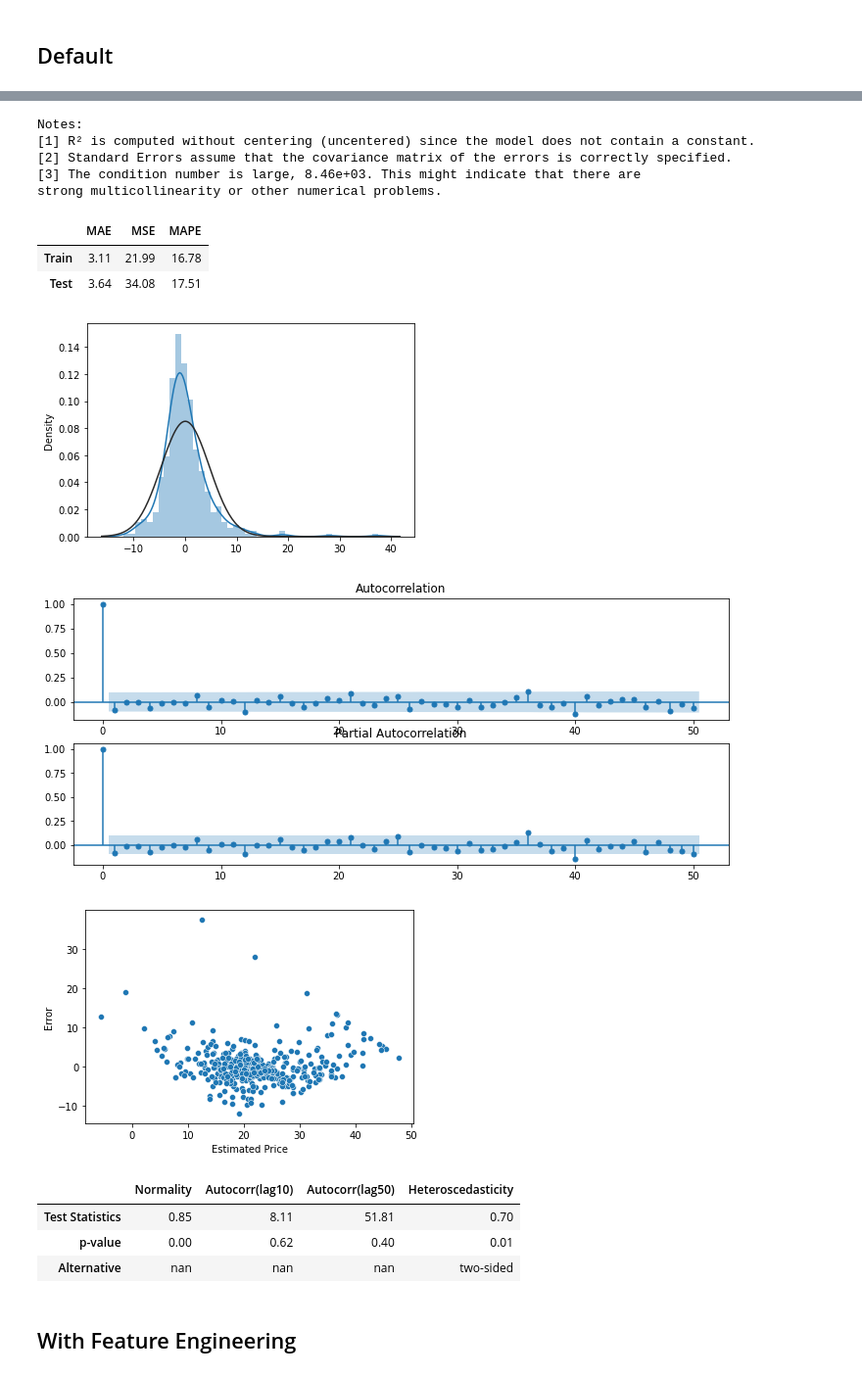
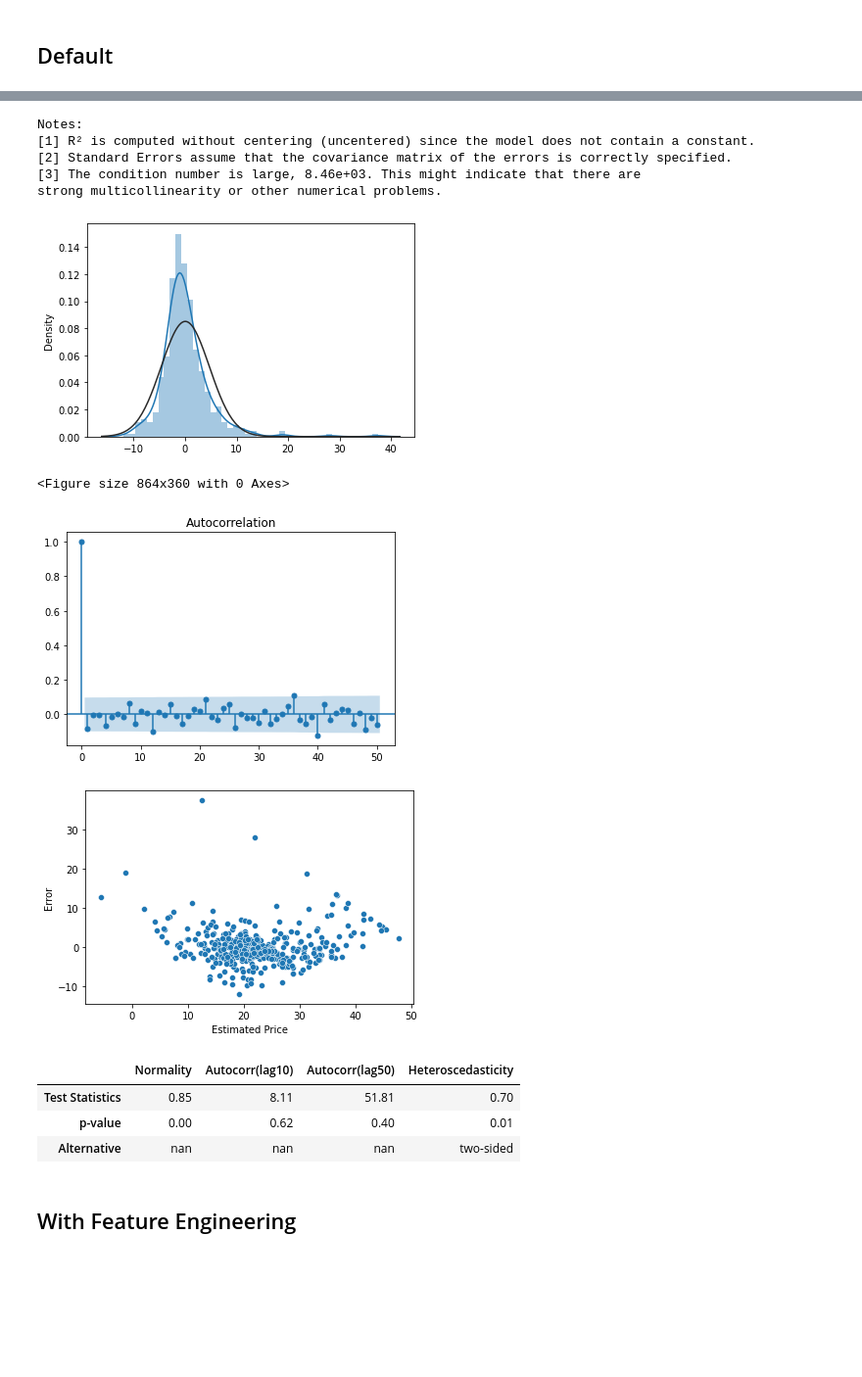
Before and after one commit to cheonbi/BigData-PythonAnalysis, a Jupyter notebook: Practice2-2_DataAnalysis_BaseRegression_KK.ipynb, the cells around one changed output, grey strips where cells are left out. Shown at 98% size. Drawn from its saved outputs; the diff is of its cells as text; code cells hidden in the pictures; blank space fills up the shorter version.

```diff
--- a/Practice2-2_DataAnalysis_BaseRegression_KK.ipynb
+++ b/Practice2-2_DataAnalysis_BaseRegression_KK.ipynb
@@ -1722,18 +1715,18 @@ plt.show()
 ##### Error Analysis(Statistics)
 # Checking of Normality
 # Null Hypothesis: The residuals are normally distributed
-Normality = pd.DataFrame([stats.shapiro(Resid_tr_reg1)],
+Normality = pd.DataFrame([stats.shapiro(Resid_tr)],
                          index=['Normality'], columns=['Test Statistics', 'p-value']).T
 
 # Checking for Autocorrelation
 # Null Hypothesis: Autocorrelation is absent
-Autocorrelation = pd.concat([pd.DataFrame(sm.stats.diagnostic.acorr_ljungbox(Resid_tr_reg1, lags=[10,50])[0], columns=['Test Statistics']),
-                             pd.DataFrame(sm.stats.diagnostic.acorr_ljungbox(Resid_tr_reg1, lags=[10,50])[1], columns=['p-value'])], axis=1).T
+Autocorrelation = pd.concat([pd.DataFrame(sm.stats.diagnostic.acorr_ljungbox(Resid_tr, lags=[10,50])[0], columns=['Test Statistics']),
+                             pd.DataFrame(sm.stats.diagnostic.acorr_ljungbox(Resid_tr, lags=[10,50])[1], columns=['p-value'])], axis=1).T
 Autocorrelation.columns = ['Autocorr(lag10)', 'Autocorr(lag50)']
 
 # Checking Heteroscedasticity
 # Null Hypothesis: Error terms are homoscedastic
-Heteroscedasticity = pd.DataFrame([sm.stats.diagnostic.het_goldfeldquandt(Resid_tr_reg1, X_train_fes.values, alternative='two-sided')],
+Heteroscedasticity = pd.DataFrame([sm.stats.diagnostic.het_goldfeldquandt(Resid_tr, X_train_fes.values, alternative='two-sided')],
                                   index=['Heteroscedasticity'],
                                   columns=['Test Statistics', 'p-value', 'Alternative']).T
 Error_Analysis = pd.concat([Normality, Autocorrelation, Heteroscedasticity], join='outer', axis=1)
@@ -1755,9 +1748,8 @@ def error_analysis(X_Data, Y_Pred, Residual, graph_on=False):
         plt.show()
 
         # Autocorrelation Analysis
-        figure, axes = plt.subplots(2,1,figsize=(12,5))
-        sm.graphics.tsa.plot_acf(Residual, lags=50, use_vlines=True, ax=axes[0])
-        sm.graphics.tsa.plot_pacf(Residual, lags=50, use_vlines=True, ax=axes[1])
+        plt.figure(figsize=(12,5))
+        sm.graphics.tsa.plot_acf(Residual, lags=50, use_vlines=True)
         plt.show()
 
         # Heteroscedasticity Analysis
@@ -1809,15 +1801,15 @@ X_train_fes, X_test_fes = scale(scaler, X_train_fe, X_test_fe)
 algo_reg1 = sm.OLS(Y_train, X_train_fes).fit()
 display(algo_reg1.summary())
 
-Y_trp_reg1 = algo_reg1.predict(X_train_fes).values
-Y_tep_reg1 = algo_reg1.predict(X_test_fes).values
+Y_trpred = algo_reg1.predict(X_train_fes).values
+Y_tepred = algo_reg1.predict(X_test_fes).values
 
 # Evaluation
-Score_reg1, Resid_tr_reg1, Resid_te_reg1 = evaluation_trte(Y_train, Y_trp_reg1, Y_test, Y_tep_reg1)
-Score_reg1
+Score, Resid_tr, Resid_te = evaluation_trte(Y_train, Y_trpred, Y_test, Y_tepred)
+Score
 
 # Error Analysis
-error_analysis(X_train, Y_trp_reg1, Resid_tr_reg1, graph_on=True)
+error_analysis(X_train_fes, Y_trpred, Resid_tr, graph_on=True)
 # %% [output]
 (404, 13) (404, 1)
 (102, 13) (102, 1)
@@ -2011,9 +1994,8 @@ def error_analysis(X_Data, Y_Pred, Residual, graph_on=False):
         plt.show()
 
         # Autocorrelation Analysis
-        figure, axes = plt.subplots(2,1,figsize=(12,5))
-        sm.graphics.tsa.plot_acf(Residual, lags=50, use_vlines=True, ax=axes[0])
-        sm.graphics.tsa.plot_pacf(Residual, lags=50, use_vlines=True, ax=axes[1])
+        plt.figure(figsize=(12,5))
+        sm.graphics.tsa.plot_acf(Residual, lags=50, use_vlines=True)
         plt.show()
 
         # Heteroscedasticity Analysis
@@ -2067,15 +2049,15 @@ X_train, X_test, Y_train, Y_test = datasplit(df, Y_colname)
 algo_reg1 = sm.OLS(Y_train, X_train).fit()
 display(algo_reg1.summary())
 
-Y_trp_reg1 = algo_reg1.predict(X_train).values
-Y_tep_reg1 = algo_reg1.predict(X_test).values
+Y_trpred = algo_reg1.predict(X_train).values
+Y_tepred = algo_reg1.predict(X_test).values
 
 # Evaluation
-Score_reg1, Resid_tr_reg1, Resid_te_reg1 = evaluation_trte(Y_train, Y_trp_reg1, Y_test, Y_tep_reg1)
-display(Score_reg1)
+Score, Resid_tr, Resid_te = evaluation_trte(Y_train, Y_trpred, Y_test, Y_tepred)
+Score
 
 # Error Analysis
-error_analysis(X_train, Y_trp_reg1, Resid_tr_reg1, graph_on=True)
+error_analysis(X_train, Y_trpred, Resid_tr, graph_on=True)
 # %% [output]
 (404, 13) (404, 1)
 (102, 13) (102, 1)
@@ -2088,40 +2070,38 @@ OLS Regression Results
 | No. Observations: | 404 | AIC: | 2421. |
 | Df Residuals: | 391 | BIC: | 2473. |
 | Df Model: | 13 |  |  |
 | Covariance Type: | nonrobust |  |  |
 |  | coef | std err | t | P>|t| | [0.025 | 0.975] |
 | CRIM | -0.1127 | 0.035 | -3.179 | 0.002 | -0.182 | -0.043 |
 | ZN | 0.0384 | 0.015 | 2.517 | 0.012 | 0.008 | 0.068 |
 | INDUS | 0.0397 | 0.069 | 0.580 | 0.562 | -0.095 | 0.174 |
 | CHAS | 1.3727 | 1.052 | 1.305 | 0.193 | -0.696 | 3.441 |
 | NOX | -8.0580 | 3.570 | -2.257 | 0.025 | -15.077 | -1.039 |
 | RM | 7.2127 | 0.316 | 22.795 | 0.000 | 6.591 | 7.835 |
 | AGE | -0.0301 | 0.015 | -2.043 | 0.042 | -0.059 | -0.001 |
 | DIS | -1.0721 | 0.208 | -5.159 | 0.000 | -1.481 | -0.664 |
 | RAD | 0.1845 | 0.069 | 2.656 | 0.008 | 0.048 | 0.321 |
 | TAX | -0.0108 | 0.004 | -2.651 | 0.008 | -0.019 | -0.003 |
 | PTRATIO | -0.6505 | 0.119 | -5.485 | 0.000 | -0.884 | -0.417 |
 | B | 0.0133 | 0.003 | 4.445 | 0.000 | 0.007 | 0.019 |
 | LSTAT | -0.2352 | 0.055 | -4.286 | 0.000 | -0.343 | -0.127 |
 | Omnibus: | 245.319 | Durbin-Watson: | 2.162 |
 | Prob(Omnibus): | 0.000 | Jarque-Bera (JB): | 3412.507 |
 | Skew: | 2.310 | Prob(JB): | 0.00 |
 | Kurtosis: | 16.468 | Cond. No. | 8.46e+03 |
 Notes:
 [1] R² is computed without centering (uncentered) since the model does not contain a constant.
 [2] Standard Errors assume that the covariance matrix of the errors is correctly specified.
 [3] The condition number is large, 8.46e+03. This might indicate that there are
 strong multicollinearity or other numerical problems.
-|  | MAE | MSE | MAPE |
-| Train | 3.11 | 21.99 | 16.78 |
-| Test | 3.64 | 34.08 | 17.51 |
 [figure]
+<Figure size 864x360 with 0 Axes>
-[figure, old version]
+[figure, new version]
 [figure]
-|  | Normality | Autocorr(lag10) | Autocorr(lag50) | Heteroscedasticity |
-| Test Statistics | 0.85 | 8.11 | 51.81 | 0.70 |
-| p-value | 0.00 | 0.62 | 0.40 | 0.01 |
-| Alternative | nan | nan | nan | two-sided |
+|  | Normality | Autocorr(lag10) | Autocorr(lag50) | Heteroscedasticity |
+| Test Statistics | 0.85 | 8.11 | 51.81 | 0.70 |
+| p-value | 0.00 | 0.62 | 0.40 | 0.01 |
+| Alternative | nan | nan | nan | two-sided |
 # %% [markdown]
 ## With Feature Engineering
 # %%
```
Also changed, not shown: parts of 17 cells of this notebook, 1 other file.
